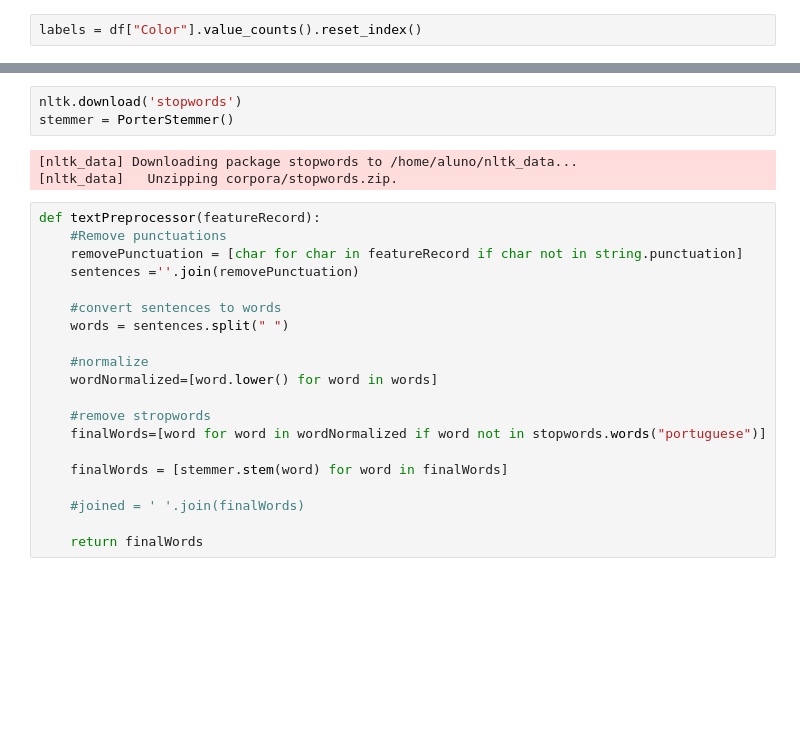
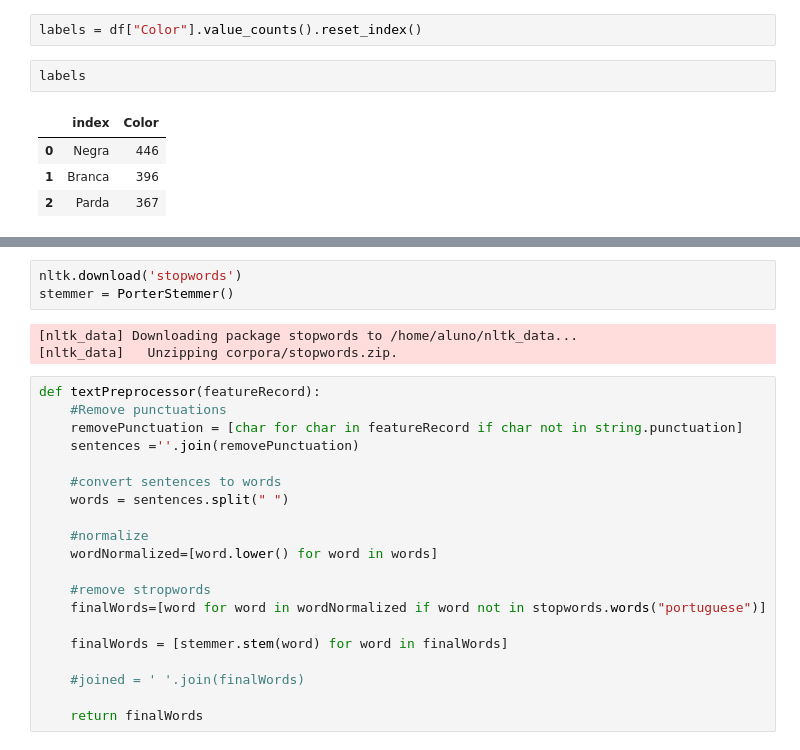
Before and after one commit to Davi-Ga/crawler-api, a Jupyter notebook: app/ML/classificação.ipynb, the cells around one changed output, grey strips where cells are left out. Saved outputs shown, nothing was run; the diff lists cells and outputs as text; blank space fills up the shorter version.

```diff
--- a/app/ML/classificação.ipynb
+++ b/app/ML/classificação.ipynb
@@ -38,5 +30,12 @@ dtypes: object(3)
 memory usage: 37.8+ KB
 # %%
 labels = df["Color"].value_counts().reset_index()
+# %%
+labels
+# %% [output]
+|  | index | Color |
+| 0 | Negra | 446 |
+| 1 | Branca | 396 |
+| 2 | Parda | 367 |
 # %%
 fig, ax = plt.subplots(figsize=(12,5))
```
Also changed, not shown: parts of 7 cells of this notebook, 8 other files.
